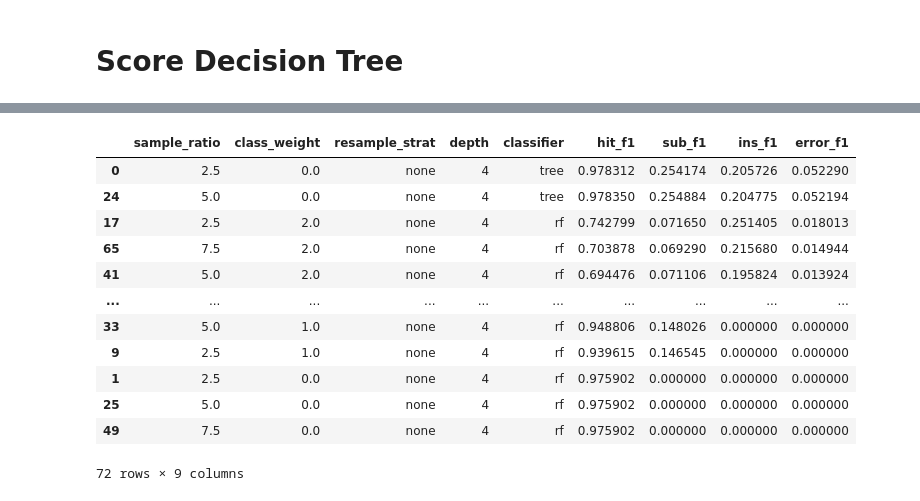
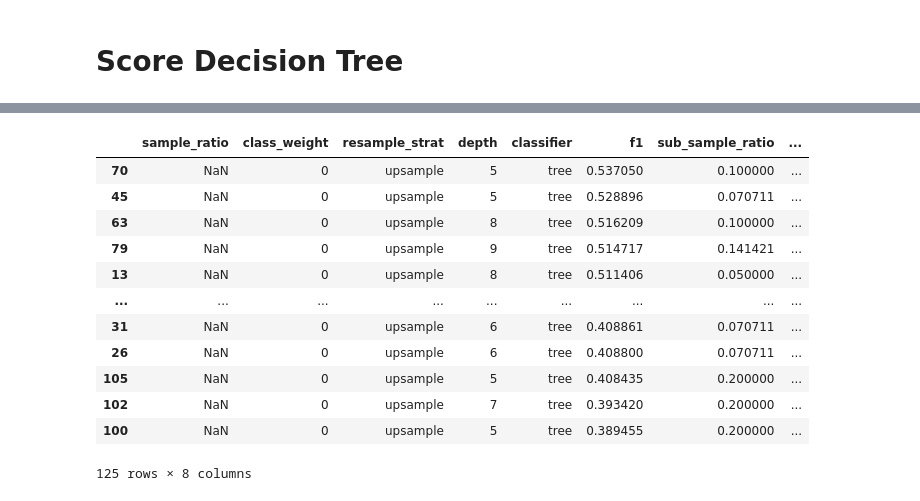
Before and after one commit to markjosims/u3u_project1, a Jupyter notebook: data_preprocess_mark.ipynb, the cells around one changed output, grey strips where cells are left out. Drawn from its saved outputs; the diff is of its cells as text; code cells hidden in the pictures.

```diff
--- a/data_preprocess_mark.ipynb
+++ b/data_preprocess_mark.ipynb
@@ -21,0 +30,6 @@ df.head()
+# %%
+print(df.shape, test_df.shape)
+for col in ['word', 'prev_word', 'next_word']:
+    df=df[df[col]!='.']
+    test_df=test_df[test_df[col]!='.']
+print(df.shape, test_df.shape)
@@ -207,10 +224,10 @@ df[feat_cols].shape
 # %%
 from sklearn.utils import resample
 
-def upsample(target_1_ratio, target_3_ratio):
-    df_0 = df[df['edit_type'] == 0]
-    df_1 = df[df['edit_type'] == 1]
-    df_2 = df[df['edit_type'] == 3]
+def upsample(target_1_ratio, target_3_ratio, train_df):
+    df_0 = train_df[train_df['edit_type'] == 0]
+    df_1 = train_df[train_df['edit_type'] == 1]
+    df_2 = train_df[train_df['edit_type'] == 3]
 
     # only upsampling to a portion of the majority class
     target_1 = int(len(df_0) * target_1_ratio)
@@ -265,25 +282,28 @@ def resample_ada(target_1_ratio, target_3_ratio):
 # %% [markdown]
 # Model fitting
 # %%
-def fit_models(depth: int, train_df, weight_1_ratio = 1.0, weight_3_ratio = 1.0):
+def fit_models(depth: int, train_df, weight_1_ratio = 1.0, weight_3_ratio = 1.0, rf: bool = True, tree: bool = True):
 
     X = train_df[feat_cols]
     y = train_df['edit_type']#.map({0:0, 1:1, 3:1}) # uncomment for binary classification, i.e. hit vs any error
 
     use_class_weight = weight_1_ratio or weight_3_ratio
+    models = []
+    class_weight = None
     if use_class_weight:
         class_weight = 1-train_df['edit_type'].value_counts()/len(train_df)
         class_weight=dict(class_weight)
         class_weight[1.0]*=weight_1_ratio
         class_weight[3.0]*=weight_3_ratio
+    if tree:
         tree_clf = sklearn.tree.DecisionTreeClassifier(max_depth=depth, class_weight=class_weight)
+        models.append(tree_clf)
+    if rf:
         rf_clf = sklearn.ensemble.RandomForestClassifier(max_depth=depth, class_weight=class_weight)
-    else:
-        tree_clf = sklearn.tree.DecisionTreeClassifier(max_depth=depth)
-        rf_clf = sklearn.ensemble.RandomForestClassifier(max_depth=depth)
-    tree_clf.fit(X, y)
-    rf_clf.fit(X, y)
-    return tree_clf, rf_clf
+        models.append(rf_clf)
+    for model in models:
+        model.fit(X, y)
+    return models
 # %% [markdown]
 # Score Decision Tree
 # %%
@@ -340,20 +396,17 @@ for sample_pcnt in tqdm(range(25, 100, 25), desc="Sample ratios"):
 score_df = pd.DataFrame(scores)
-# %%
-score_df['error_f1']=score_df['sub_f1']*score_df['ins_f1']
 # %%
-score_df.sort_values(['error_f1', 'sub_f1', 'ins_f1'], ascending=False)
-# score_df['sub_f1'].describe()
+score_df.sort_values(['f1'], ascending=False)
 # %% [output]
-|  | sample_ratio | class_weight | resample_strat | depth | classifier | hit_f1 | sub_f1 | ins_f1 | error_f1 |
-| 0 | 2.5 | 0.0 | none | 4 | tree | 0.978312 | 0.254174 | 0.205726 | 0.052290 |
-| 24 | 5.0 | 0.0 | none | 4 | tree | 0.978350 | 0.254884 | 0.204775 | 0.052194 |
-| 17 | 2.5 | 2.0 | none | 4 | rf | 0.742799 | 0.071650 | 0.251405 | 0.018013 |
-| 65 | 7.5 | 2.0 | none | 4 | rf | 0.703878 | 0.069290 | 0.215680 | 0.014944 |
-| 41 | 5.0 | 2.0 | none | 4 | rf | 0.694476 | 0.071106 | 0.195824 | 0.013924 |
-| ... | ... | ... | ... | ... | ... | ... | ... | ... | ... |
-| 33 | 5.0 | 1.0 | none | 4 | rf | 0.948806 | 0.148026 | 0.000000 | 0.000000 |
-| 9 | 2.5 | 1.0 | none | 4 | rf | 0.939615 | 0.146545 | 0.000000 | 0.000000 |
-| 1 | 2.5 | 0.0 | none | 4 | rf | 0.975902 | 0.000000 | 0.000000 | 0.000000 |
-| 25 | 5.0 | 0.0 | none | 4 | rf | 0.975902 | 0.000000 | 0.000000 | 0.000000 |
-| 49 | 7.5 | 0.0 | none | 4 | rf | 0.975902 | 0.000000 | 0.000000 | 0.000000 |
+|  | sample_ratio | class_weight | resample_strat | depth | classifier | f1 | sub_sample_ratio | ... |
+| 70 | NaN | 0 | upsample | 5 | tree | 0.537050 | 0.100000 | ... |
+| 45 | NaN | 0 | upsample | 5 | tree | 0.528896 | 0.070711 | ... |
+| 63 | NaN | 0 | upsample | 8 | tree | 0.516209 | 0.100000 | ... |
+| 79 | NaN | 0 | upsample | 9 | tree | 0.514717 | 0.141421 | ... |
+| 13 | NaN | 0 | upsample | 8 | tree | 0.511406 | 0.050000 | ... |
+| ... | ... | ... | ... | ... | ... | ... | ... | ... |
+| 31 | NaN | 0 | upsample | 6 | tree | 0.408861 | 0.070711 | ... |
+| 26 | NaN | 0 | upsample | 6 | tree | 0.408800 | 0.070711 | ... |
+| 105 | NaN | 0 | upsample | 5 | tree | 0.408435 | 0.200000 | ... |
+| 102 | NaN | 0 | upsample | 7 | tree | 0.393420 | 0.200000 | ... |
+| 100 | NaN | 0 | upsample | 5 | tree | 0.389455 | 0.200000 | ... |
-72 rows × 9 columns
+125 rows × 8 columns
```
Also changed, not shown: parts of 29 cells of this notebook, 1 other file.
